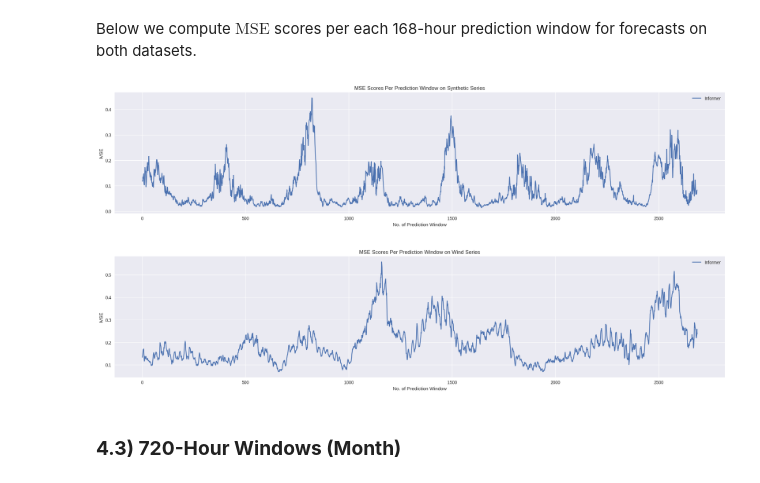
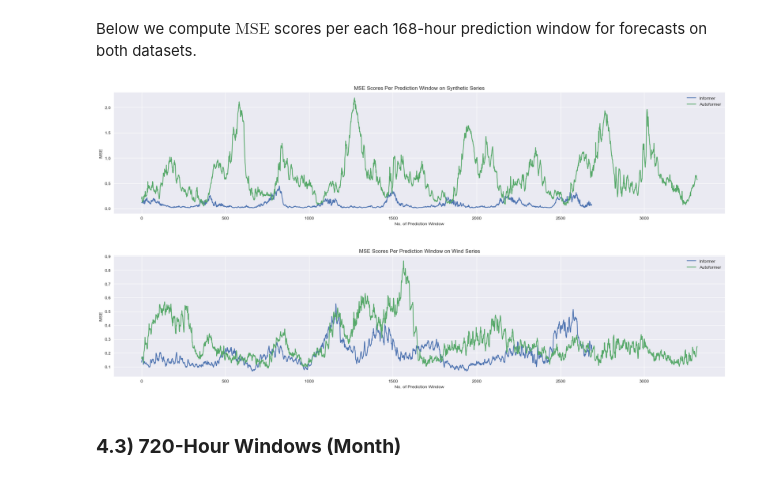
Before and after one commit to anasashb/TransformersEnergyTS, a Jupyter notebook: prototype.ipynb, the cells around one changed output. Drawn from its saved outputs; the diff is of its cells as text; code cells hidden in the pictures.

```diff
--- a/prototype.ipynb
+++ b/prototype.ipynb
@@ -303,49 +313,56 @@ plt.close()
 # %% [markdown]
 ### **4.2) 168-Hour Windows (Week)**
 # %%
-# Load Informer Results for 24-Hour Synthetic Data
+# Load Informer Results for 168-Hour Synthetic Data
 informer_synthpreds_168 = np.load('results/informerstack_SYNTHh1_ftS_sl96_ll48_pl168_dm512_nh8_el[3, 2, 1]_dl2_df2048_atprob_fc5_ebtimeF_dtTrue_mxTrue_exp_0/pred.npy')
-synthtrue_168 = np.load('results/informerstack_SYNTHh1_ftS_sl96_ll48_pl168_dm512_nh8_el[3, 2, 1]_dl2_df2048_atprob_fc5_ebtimeF_dtTrue_mxTrue_exp_0/true.npy')
+informer_synthtrue_168 = np.load('results/informerstack_SYNTHh1_ftS_sl96_ll48_pl168_dm512_nh8_el[3, 2, 1]_dl2_df2048_atprob_fc5_ebtimeF_dtTrue_mxTrue_exp_0/true.npy')
 informer_synthmetrics_168 = np.load('results/informerstack_SYNTHh1_ftS_sl96_ll48_pl168_dm512_nh8_el[3, 2, 1]_dl2_df2048_atprob_fc5_ebtimeF_dtTrue_mxTrue_exp_0/metrics.npy')
 
-# Load Informer Results for 24-hour Wind Data
+# Load Informer Results for 168-hour Wind Data
 informer_windpreds_168 = np.load('results/informerstack_DEWINDh_small_ftS_sl96_ll48_pl168_dm512_nh8_el[3, 2, 1]_dl2_df2048_atprob_fc5_ebtimeF_dtTrue_mxTrue_exp_0/pred.npy')
-windtrue_168 = np.load('results/informerstack_DEWINDh_small_ftS_sl96_ll48_pl168_dm512_nh8_el[3, 2, 1]_dl2_df2048_atprob_fc5_ebtimeF_dtTrue_mxTrue_exp_0/true.npy')
+informer_windtrue_168 = np.load('results/informerstack_DEWINDh_small_ftS_sl96_ll48_pl168_dm512_nh8_el[3, 2, 1]_dl2_df2048_atprob_fc5_ebtimeF_dtTrue_mxTrue_exp_0/true.npy')
 informer_windmetrics_168 = np.load('results/informerstack_DEWINDh_small_ftS_sl96_ll48_pl168_dm512_nh8_el[3, 2, 1]_dl2_df2048_atprob_fc5_ebtimeF_dtTrue_mxTrue_exp_0/metrics.npy')
 
-# Load Autoformer Results
+# Load Autoformer Results for 168-Hour Synthetic Data
+autoformer_synthpreds_168 = np.load('results/Synth1_96_168_Autoformer_Synth1_ftS_sl96_ll48_pl168_dm512_nh8_el2_dl1_df2048_fc1_ebtimeF_dtTrue_Exp_0/pred.npy')
+autoformer_synthtrue_168 = np.load('results/Synth1_96_168_Autoformer_Synth1_ftS_sl96_ll48_pl168_dm512_nh8_el2_dl1_df2048_fc1_ebtimeF_dtTrue_Exp_0/true.npy')
+autoformer_synthmetrics_168 = np.load('results/Synth1_96_168_Autoformer_Synth1_ftS_sl96_ll48_pl168_dm512_nh8_el2_dl1_df2048_fc1_ebtimeF_dtTrue_Exp_0/metrics.npy')
 
+# Load Autoformer Results for 168-hour Wind Data
+autoformer_windpreds_168 = np.load('results/Windh1_96_168_Autoformer_Windh1_ftS_sl96_ll48_pl168_dm512_nh8_el2_dl1_df2048_fc1_ebtimeF_dtTrue_Exp_0/pred.npy')
+autoformer_windtrue_168 = np.load('results/Windh1_96_168_Autoformer_Windh1_ftS_sl96_ll48_pl168_dm512_nh8_el2_dl1_df2048_fc1_ebtimeF_dtTrue_Exp_0/true.npy')
+autoformer_windmetrics_168 = np.load('results/Windh1_96_168_Autoformer_Windh1_ftS_sl96_ll48_pl168_dm512_nh8_el2_dl1_df2048_fc1_ebtimeF_dtTrue_Exp_0/metrics.npy')
 
 # Load Pyraformer Results
 # %% [markdown]
 Below we compute $\text{MSE}$ scores per each 168-hour prediction window for forecasts on both datasets.
 # %%
 # Synthetic data
-informer_errors_synth_168 = np.array([MSE(informer_synthpreds_168[i, :, :], synthtrue_168[i, :, :]) for i in range(len(informer_synthpreds_168))])
-#autoformer_errors_synth_168 =
+informer_errors_synth_168 = np.array([MSE(informer_synthpreds_168[i, :, :], informer_synthtrue_168[i, :, :]) for i in range(len(informer_synthpreds_168))])
+autoformer_errors_synth_168 = np.array([MSE(autoformer_synthpreds_168[i, :, :],autoformer_synthtrue_168[i, :, :]) for i in range(len(autoformer_synthpreds_168))])
 #pyraformer_errors_synth_168 =
 
 # Wind data
-informer_errors_wind_168 = np.array([MSE(informer_windpreds_168[i, :, :], windtrue_168[i, :, :]) for i in range(len(informer_windpreds_168))])
-#autoformer_errors_wind_168 =
+informer_errors_wind_168 = np.array([MSE(informer_windpreds_168[i, :, :], informer_windtrue_168[i, :, :]) for i in range(len(informer_windpreds_168))])
+autoformer_errors_wind_168 = np.array([MSE(autoformer_windpreds_168[i, :, :], autoformer_windtrue_168[i, :, :]) for i in range(len(autoformer_windpreds_168))])
 #pyraformer_errors_wind_168 =
 # %%
 plt.figure(figsize=(25, 5))
 plt.plot(informer_errors_synth_168, label='Informer')
-#plt.plot(autoformer_errors_synth_168, label='Autoformer')
+plt.plot(autoformer_errors_synth_168, label='Autoformer')
 #plt.plot(pyraformer_errors_synth_168, label='Pyraformer')
 plt.title('MSE Scores Per Prediction Window on Synthetic Series')
 plt.xlabel('No. of Prediction Window')
 plt.ylabel('MSE')
 plt.legend()
 plt.show()
 plt.close()
 # %% [output]
-[figure, old version]
+[figure, new version]
 # %%
 plt.figure(figsize=(25, 5))
 plt.plot(informer_errors_wind_168, label='Informer')
-#plt.plot(autoformer_errors_wind_168, label='Autoformer')
+plt.plot(autoformer_errors_wind_168, label='Autoformer')
 #plt.plot(pyraformer_errors_wind_168, label='Pyraformer')
 plt.title('MSE Scores Per Prediction Window on Wind Series')
 plt.xlabel('No. of Prediction Window')
@@ -354,7 +371,7 @@ plt.legend()
 plt.show()
 plt.close()
 # %% [output]
-[figure, old version]
+[figure, new version]
 # %% [markdown]
 ### **4.3) 720-Hour Windows (Month)**
 # %%
```
Also changed, not shown: parts of 15 cells of this notebook.
